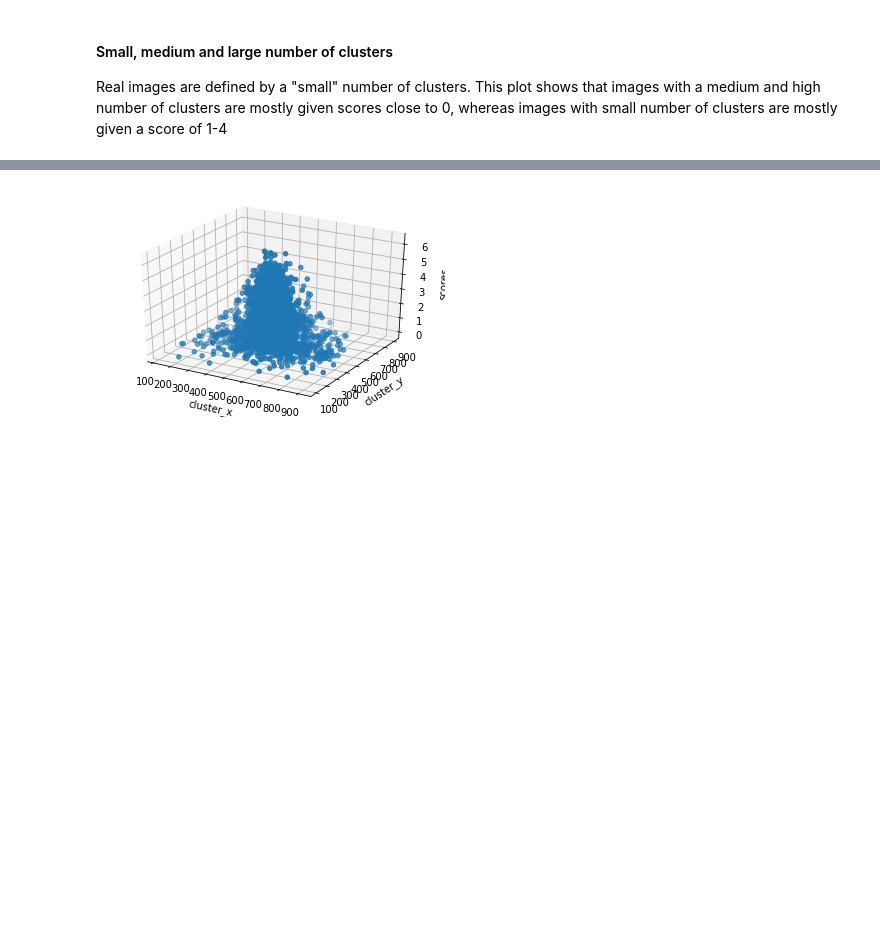
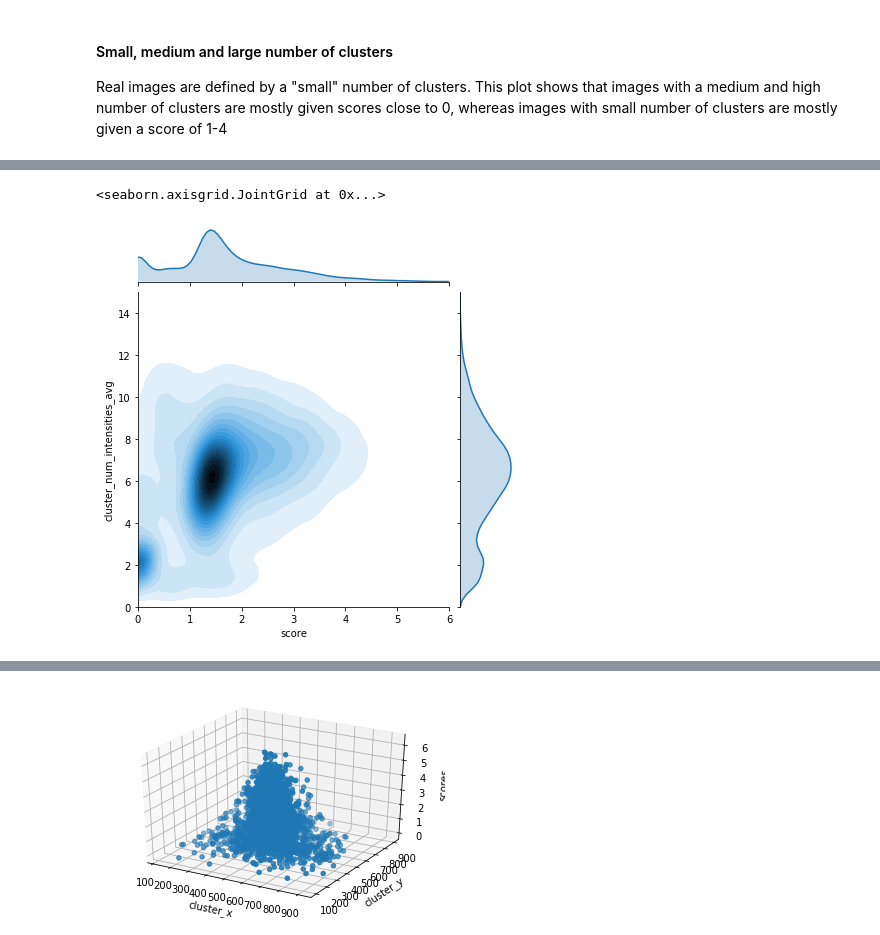
Before and after one commit to Simeonedef/Galaxy-Image-Gen, a Jupyter notebook: Notebooks/feature_selection.ipynb, the cells around one changed output, grey strips where cells are left out. Saved outputs shown, nothing was run; the diff lists cells and outputs as text; code cells hidden in the pictures; blank space fills up the shorter version.

```diff
--- a/Notebooks/feature_selection.ipynb
+++ b/Notebooks/feature_selection.ipynb
@@ -187,0 +99,40 @@ for i in tqdm(range(len(df.index))):
+# %%
+def get_features(raw_df, score=True):
+    data_df = raw_df.reset_index()
+    feature_names = ['cluster_num', 'background_threshold',
+                     'cluster_num_intensities_avg', 'cluster_peak_intensities_avg',
+                     'cluster_x_avg', 'cluster_y_avg',
+                     'cluster_sizes_avg']
+    if score:
+        feature_names.append('score')
+    features = {name: np.empty(len(data_df.index), dtype='float') for name in feature_names}
+
+    for i in tqdm(range(len(data_df.index))):
+        features['cluster_num'][i] = data_df.at[i, 'cluster_num']
+        features['background_threshold'][i] = data_df.at[i, 'background_threshold']
+        if score:
+            features['score'][i] = data_df.at[i, 'score']
+
+        c_s = data_df.at[i,'cluster_sizes']
+        c_p_i = data_df.at[i,'cluster_peak_intensities']
+        c_n_i = data_df.at[i,'cluster_num_intensities']
+        features['cluster_sizes_avg'][i] = np.average(np.array(c_s))
+        features['cluster_peak_intensities_avg'][i] = np.average(np.array(c_p_i))
+        features['cluster_num_intensities_avg'][i] = np.average(np.array(c_n_i))
+
+        cluster_centers = data_df.at[i, 'cluster_centers']
+        temp_x = np.empty(int(features['cluster_num'][i]))
+        temp_y = np.empty(int(features['cluster_num'][i]))
+        for j in range(int(features['cluster_num'][i])):
+            (x,y) = cluster_centers[j]
+            temp_x[j] = x
+            temp_y[j] = y
+        features['cluster_x_avg'][i] = np.average(temp_x)
+        features['cluster_y_avg'][i] = np.average(temp_y)
+
+    df_X = pd.DataFrame.from_dict(features)
+    return df_X
+# %%
+df_X = get_features(df)
+print(df_X.shape)
+df_X.head(10)
@@ -187,0 +156,6 @@ for i in tqdm(range(len(df.index))):
+# %%
+sns.jointplot(x='score', y='cluster_num_intensities_avg', data=df_X, kind='kde', xlim=(0, 6), ylim=((0, 15)),
+                   joint_kws={'n_levels': 20, 'shade': True, 'shade_lowest': False})
+# %% [output]
+<seaborn.axisgrid.JointGrid at 0x...>
+[figure, added]
```
Also changed, not shown: parts of 24 cells of this notebook, 3 other files.
